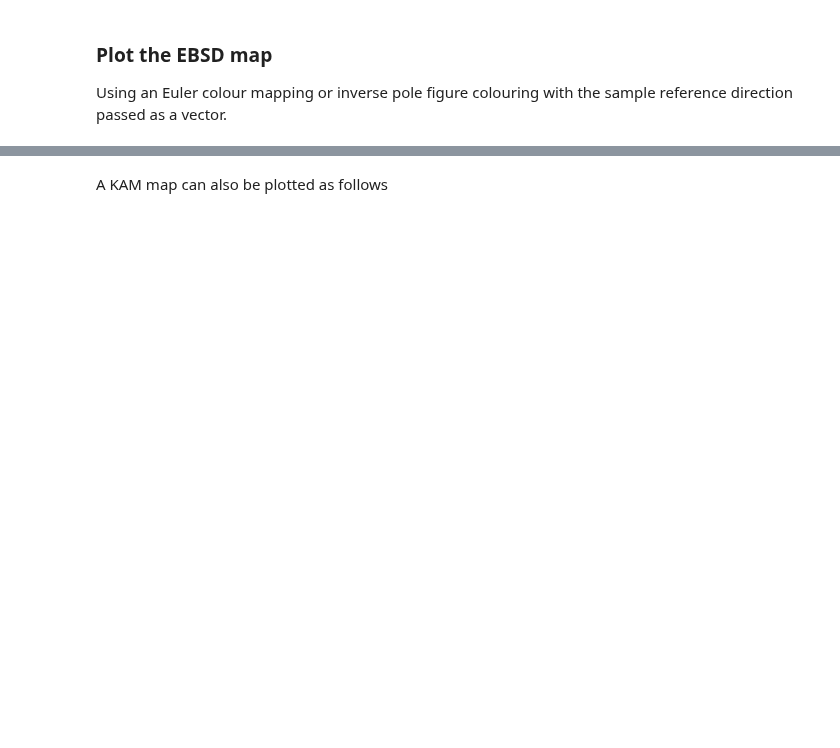
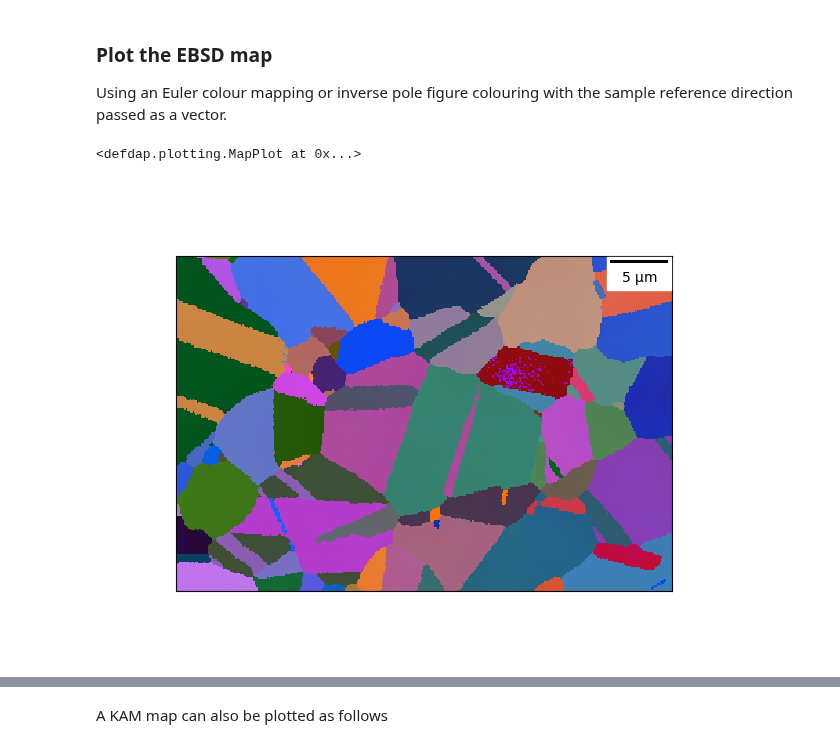
Before and after one commit to MechMicroMan/DefDAP, a Jupyter notebook: example_notebook.ipynb, the cells around one changed output, grey strips where cells are left out. Cells and saved outputs as stored; diff of their text form; code cells hidden in the pictures; blank space fills up the shorter version.

```diff
--- a/example_notebook.ipynb
+++ b/example_notebook.ipynb
@@ -54,7 +66,4 @@ dicMap.set_pattern("testDataPat.bmp", 1)
 ## Load in an EBSD map
 Currently, OxfordBinary (a .crc and .cpr file pair), OxfordText (.ctf file), EdaxAng (.ang file) or PythonDict (Python dictionary) filetypes are supported. The crystal structure and slip systems are automatically loaded for each phase in the map. The orientation in the EBSD are converted to a quaternion representation so calculations can be applied later.
 # %%
-ebsdFilePath = "tests/data/testDataEBSD"
-
-ebsdMap = ebsd.Map(ebsdFilePath, dataType = 'OxfordBinary')
-ebsdMap.buildQuatArray();
+ebsd_map = ebsd.Map("tests/data/testDataEBSD", dataType = 'OxfordBinary')
@@ -77,0 +108,5 @@ ebsdMap.plotIPFMap([1,0,0], plotScaleBar=True)
+# %%
+ebsd_map.plot_map('euler_angle', 'all_euler', plotScaleBar=True)
+# %% [output]
+<defdap.plotting.MapPlot at 0x...>
+[figure, added]
```
Also changed, not shown: parts of 29 cells of this notebook.
